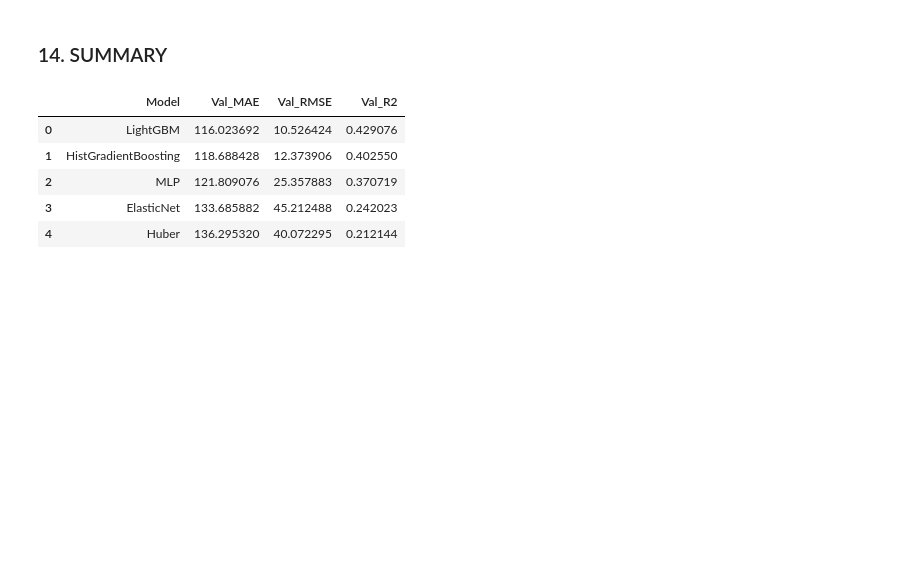
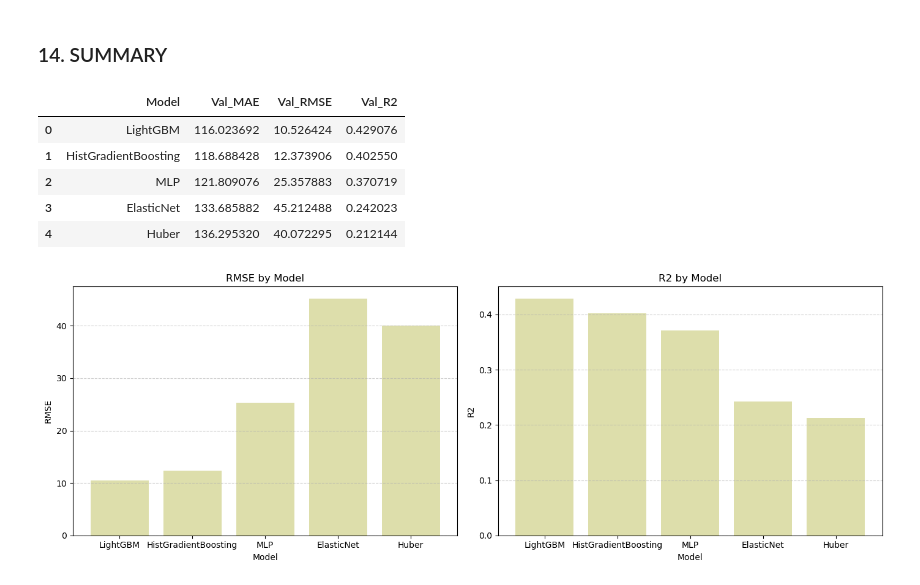
Before and after one commit to EminHALLAK/Airbnb-Price_Predection, a Jupyter notebook: FADILA_HACHACH_22040101149_almostengineers.ipynb, the cells around one changed output. Drawn from its saved outputs; the diff is of its cells as text; code cells hidden in the pictures; blank space fills up the shorter version.

```diff
--- a/FADILA_HACHACH_22040101149_almostengineers.ipynb
+++ b/FADILA_HACHACH_22040101149_almostengineers.ipynb
@@ -636,3 +636,55 @@ summary_val  # tabloyu göster
 | 2 | MLP | 121.809076 | 25.357883 | 0.370719 |
 | 3 | ElasticNet | 133.685882 | 45.212488 | 0.242023 |
 | 4 | Huber | 136.295320 | 40.072295 | 0.212144 |
+# %%
+# Modellerin Test Set MAE ve Test Set R² Karşılaştırması
+import matplotlib.pyplot as plt
+
+models = [
+    "LightGBM",
+    "HistGradientBoosting",
+    "MLP",
+    "ElasticNet",
+    "Huber"
+]
+
+rmse = [
+    10.526424,
+    12.373906,
+    25.357883,
+    45.212488,
+    40.072295
+]
+
+r2 = [
+    0.429076,
+    0.402550,
+    0.370719,
+    0.242023,
+    0.212144
+]
+
+color = "#DDDEAB"
+
+plt.figure(figsize=(14, 5))
+
+# RMSE grafiği
+plt.subplot(1, 2, 1)
+plt.bar(models, rmse, color=color)
+plt.title("RMSE by Model")
+plt.xlabel("Model")
+plt.ylabel("RMSE")
+plt.grid(axis="y", linestyle="--", alpha=0.6)
+
+# R2 grafiği
+plt.subplot(1, 2, 2)
+plt.bar(models, r2, color=color)
+plt.title("R2 by Model")
+plt.xlabel("Model")
+plt.ylabel("R2")
+plt.grid(axis="y", linestyle="--", alpha=0.6)
+
+plt.tight_layout()
+plt.show()
+# %% [output]
+[figure, added]
```
